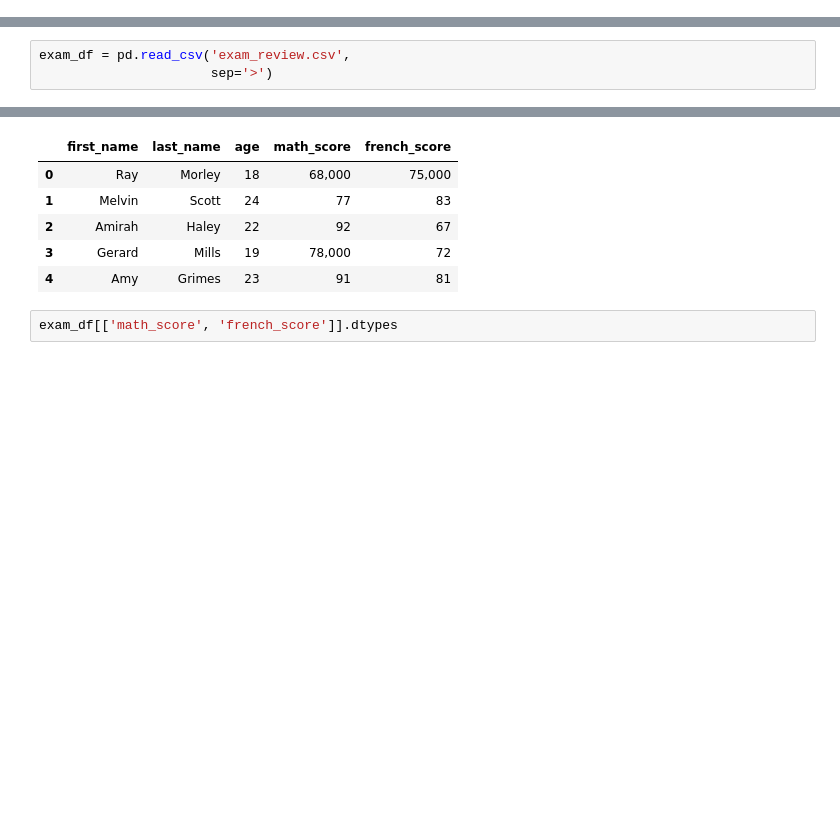
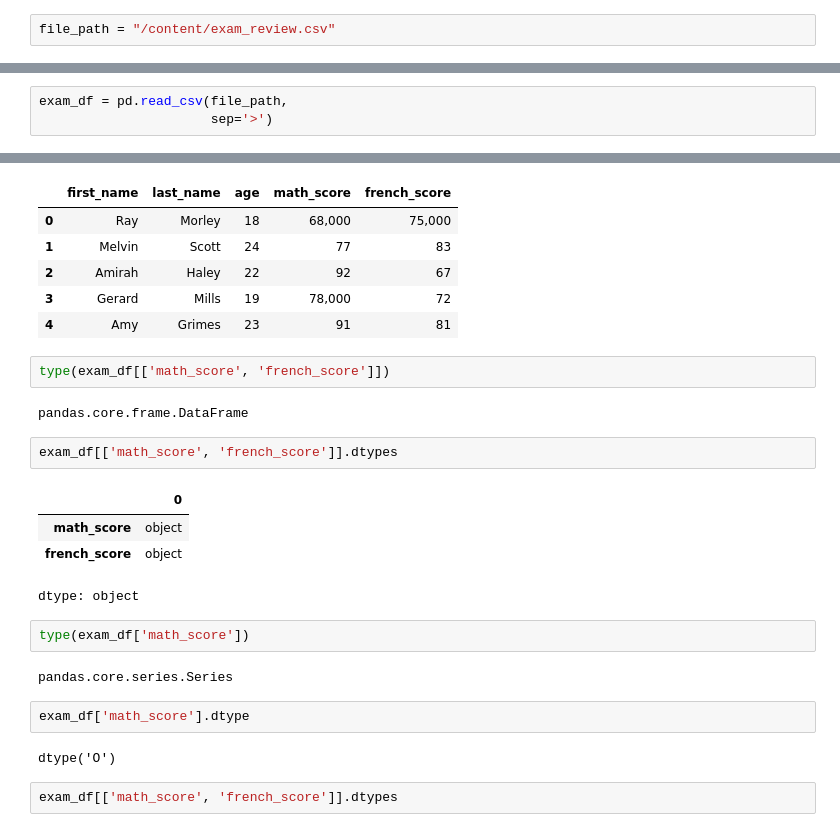
Before and after one commit to hemu2014/python-data-test, a Jupyter notebook: unit-1-reading-data-with-python-and-pandas/lesson-1-reading-csv-and-txt-files/files/Lecture__33.ipynb, the cells around one changed output, grey strips where cells are left out. Saved outputs shown, nothing was run; the diff lists cells and outputs as text; blank space fills up the shorter version.

```diff
--- a/unit-1-reading-data-with-python-and-pandas/lesson-1-reading-csv-and-txt-files/files/Lecture__33.ipynb
+++ b/unit-1-reading-data-with-python-and-pandas/lesson-1-reading-csv-and-txt-files/files/Lecture__33.ipynb
@@ -410,4 +410,6 @@ We can define which delimiter to use by using the `sep` parameter. If we don't u
 In most of the CSV files separator will be comma (`,`) and will be automatically detected. But we can find files with other separators like semicolon (`;`), tabs (`\t`, specially on TSV files), whitespaces or any other special character.
 
 In this case the separator is a `>` character.
+# %%
+file_path = "/content/exam_review.csv"
 # %%
@@ -442,7 +444,7 @@ In our case we don't need a custom enconding as data is properly loaded.
 
 The decimal and thousands characters could change between datasets. If we have a column containing a comma (`,`) to indicate the decimal or thousands place, then this column would be considered a string and not numeric.
 # %%
-exam_df = pd.read_csv('exam_review.csv',
+exam_df = pd.read_csv(file_path,
                       sep='>')
 # %%
 exam_df
@@ -453,6 +455,25 @@ exam_df
 | 2 | Amirah | Haley | 22 | 92 | 67 |
 | 3 | Gerard | Mills | 19 | 78,000 | 72 |
 | 4 | Amy | Grimes | 23 | 91 | 81 |
+# %%
+type(exam_df[['math_score', 'french_score']])
+# %% [output]
+pandas.core.frame.DataFrame
+# %%
+exam_df[['math_score', 'french_score']].dtypes
+# %% [output]
+|  | 0 |
+| math_score | object |
+| french_score | object |
+dtype: object
+# %%
+type(exam_df['math_score'])
+# %% [output]
+pandas.core.series.Series
+# %%
+exam_df['math_score'].dtype
+# %% [output]
+dtype('O')
 # %%
 exam_df[['math_score', 'french_score']].dtypes
 # %% [output]
```
Also changed, not shown: parts of 25 cells of this notebook.
